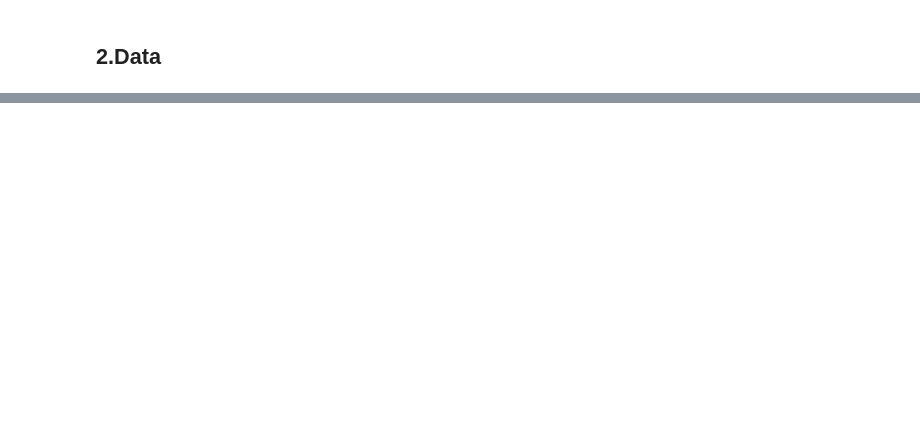
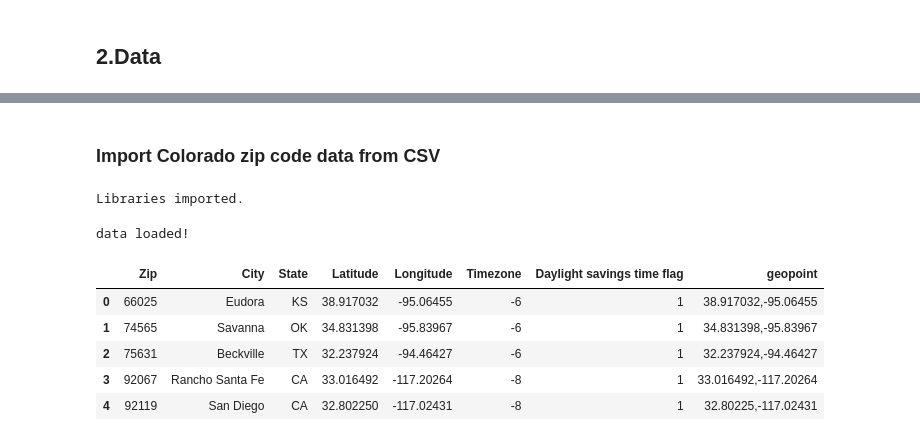
Before and after one commit to kamirothchild/Coursera_Capstone, a Jupyter notebook: Boba tea shops in Denver Metro area.ipynb, the cells around one changed output, grey strips where cells are left out. Drawn from its saved outputs; the diff is of its cells as text; code cells hidden in the pictures; blank space fills up the shorter version.

```diff
--- a/Boba tea shops in Denver Metro area.ipynb
+++ b/Boba tea shops in Denver Metro area.ipynb
@@ -50,0 +43,23 @@ Next, we can go into detail for each boba tea shop to see how they perform. We c
+# %% [markdown]
+### Import Colorado zip code data from CSV
+# %%
+import numpy as np
+import pandas as pd
+print('Libraries imported.')
+# %% [output]
+Libraries imported.
+# %%
+url = 'https://public.opendatasoft.com/explore/dataset/us-zip-code-latitude-and-longitude/download/?format=csv&timezone=America/Denver&lang=en&use_labels_for_header=true&csv_separator=%3B'
+usa = pd.read_csv(url, sep = ';') #seperate each column with ;
+print ('data loaded!')
+# %% [output]
+data loaded!
+# %%
+usa.head()
+# %% [output]
+|  | Zip | City | State | Latitude | Longitude | Timezone | Daylight savings time flag | geopoint |
+| 0 | 66025 | Eudora | KS | 38.917032 | -95.06455 | -6 | 1 | 38.917032,-95.06455 |
+| 1 | 74565 | Savanna | OK | 34.831398 | -95.83967 | -6 | 1 | 34.831398,-95.83967 |
+| 2 | 75631 | Beckville | TX | 32.237924 | -94.46427 | -6 | 1 | 32.237924,-94.46427 |
+| 3 | 92067 | Rancho Santa Fe | CA | 33.016492 | -117.20264 | -8 | 1 | 33.016492,-117.20264 |
+| 4 | 92119 | San Diego | CA | 32.802250 | -117.02431 | -8 | 1 | 32.80225,-117.02431 |
```
Also changed, not shown: parts of 38 cells of this notebook.
